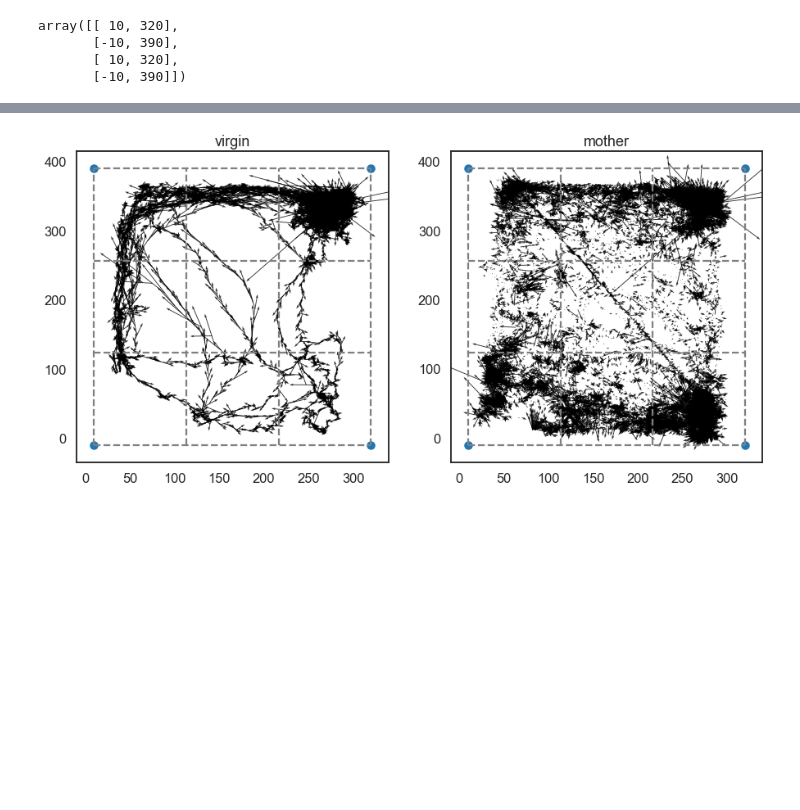
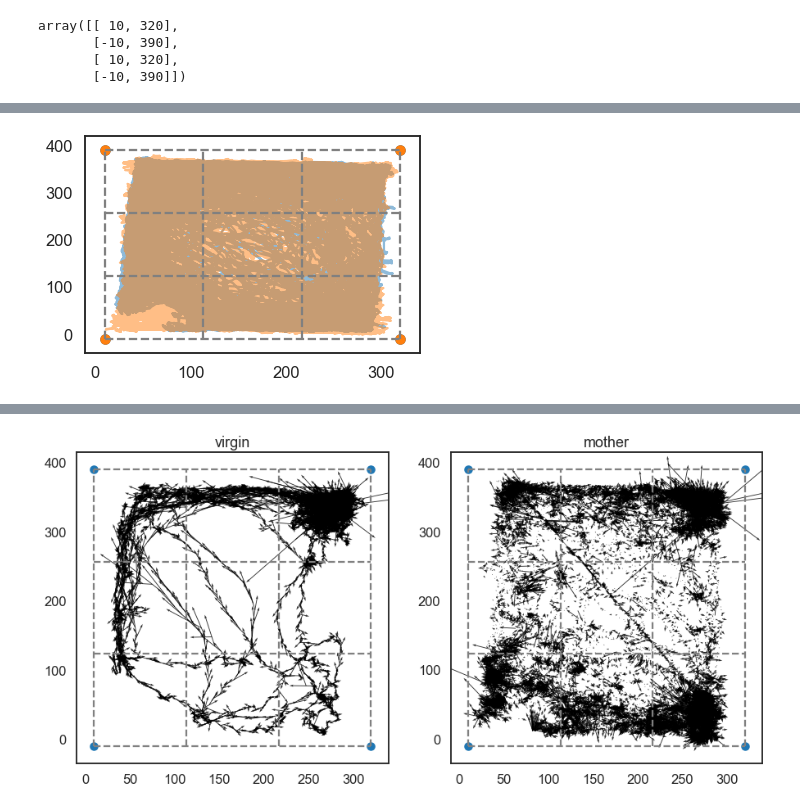
Before and after one commit to cunningham-lab/SocialBehaviors, a Jupyter notebook: SocialBehaviorptc/project_notebooks/gridmodel/grid_direction_model_K4.ipynb, the cells around one changed output, grey strips where cells are left out. Cells and saved outputs as stored; diff of their text form; code cells hidden in the pictures; blank space fills up the shorter version.

```diff
--- a/SocialBehaviorptc/project_notebooks/gridmodel/grid_direction_model_K4.ipynb
+++ b/SocialBehaviorptc/project_notebooks/gridmodel/grid_direction_model_K4.ipynb
@@ -116,0 +111,6 @@ def plot_realdata_quiver(realdata, scale=0.3, alpha=0.8, xlim=None, ylim=None):
+# %%
+plot_2_mice(trajs_all, alpha=0.5)
+plt.scatter([10,10,320,320],[-10,390,-10,390])
+plot_grid()
+# %% [output]
+[figure, added]
```
Also changed, not shown: parts of 8 cells of this notebook, 7 other files.
